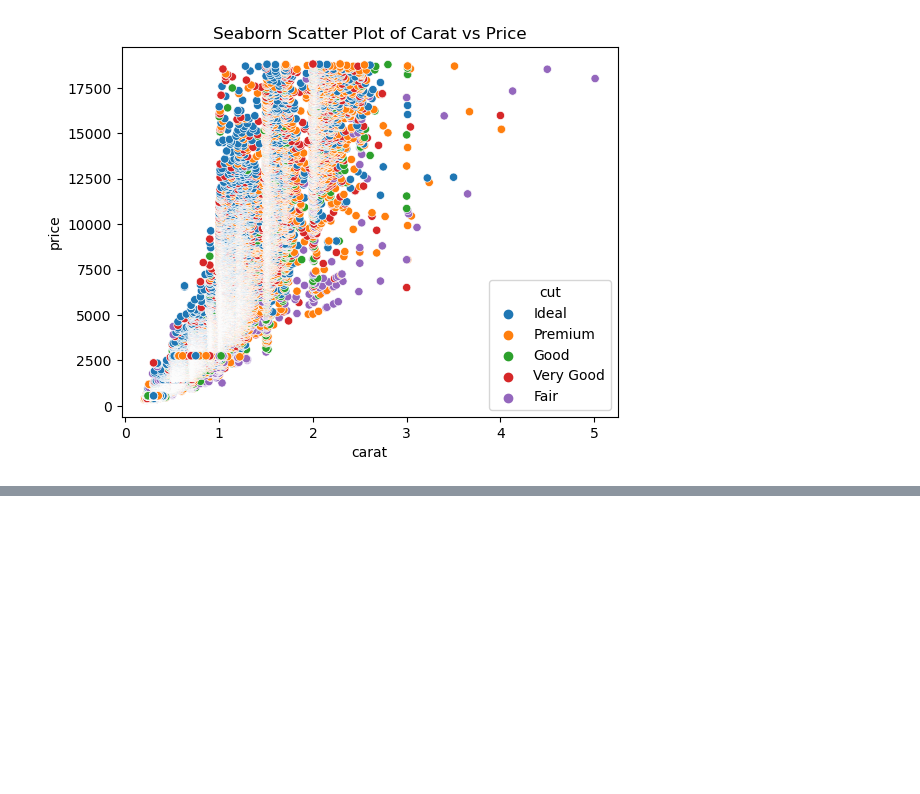
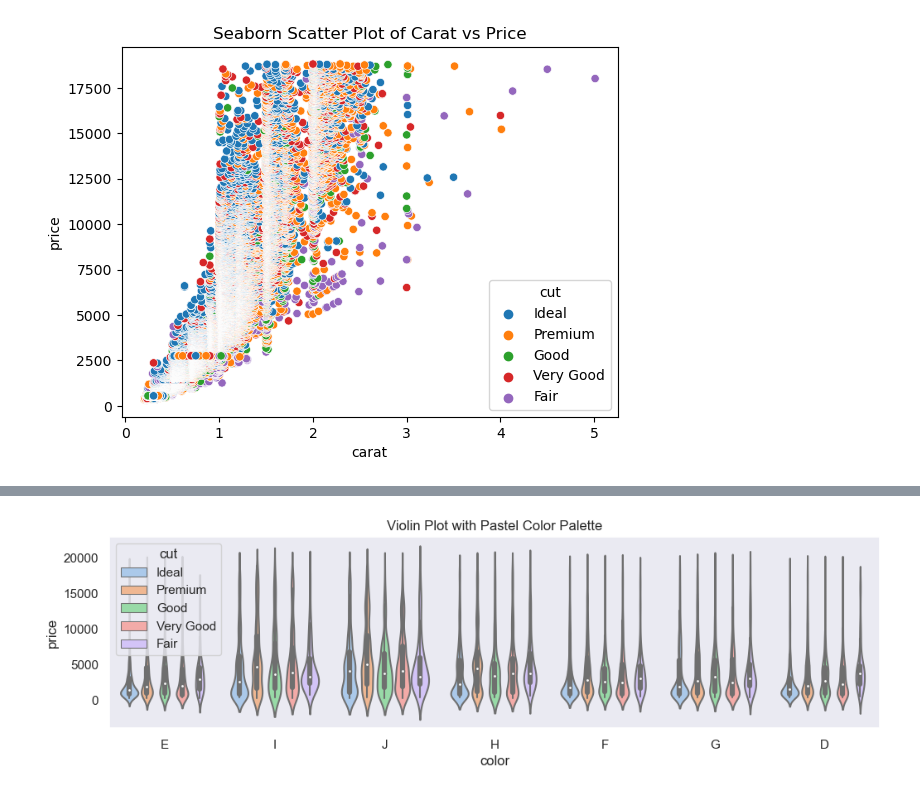
Before and after one commit to ChenniDJack/IntellipaatWorkSpace, a Jupyter notebook: LiveClass/Pandas_2025_04_12/Youtube/Matpotlib_Seaborn_Handson_21_04_2025.ipynb, the cells around one changed output, grey strips where cells are left out. Drawn from its saved outputs; the diff is of its cells as text; code cells hidden in the pictures; blank space fills up the shorter version.

```diff
--- a/LiveClass/Pandas_2025_04_12/Youtube/Matpotlib_Seaborn_Handson_21_04_2025.ipynb
+++ b/LiveClass/Pandas_2025_04_12/Youtube/Matpotlib_Seaborn_Handson_21_04_2025.ipynb
@@ -383,8 +253,0 @@ plt.show()
-# %%
-fig = plt.figure(figsize=(12,3))
-sns.set_context("notebook")
-sns.set_palette("deep") # options: deep, muted, bright, pastel, dark, colorblind
-sns.
-sns.violinplot(x='color', y="price", data=data, hue="cut")
-plt.title("Violin Plot with Pastel Color Palette")
-plt.show()
@@ -392,0 +383,9 @@ plt.show()
+# %%
+fig = plt.figure(figsize=(12,3))
+sns.set_context("notebook")
+sns.set_palette("pastel") # options: deep, muted, bright, pastel, dark, colorblind
+sns.violinplot(x='color', y="price", data=data, hue="cut")
+plt.title("Violin Plot with Pastel Color Palette")
+plt.show()
+# %% [output]
+[figure, added]
```
Also changed, not shown: parts of 46 cells of this notebook.
